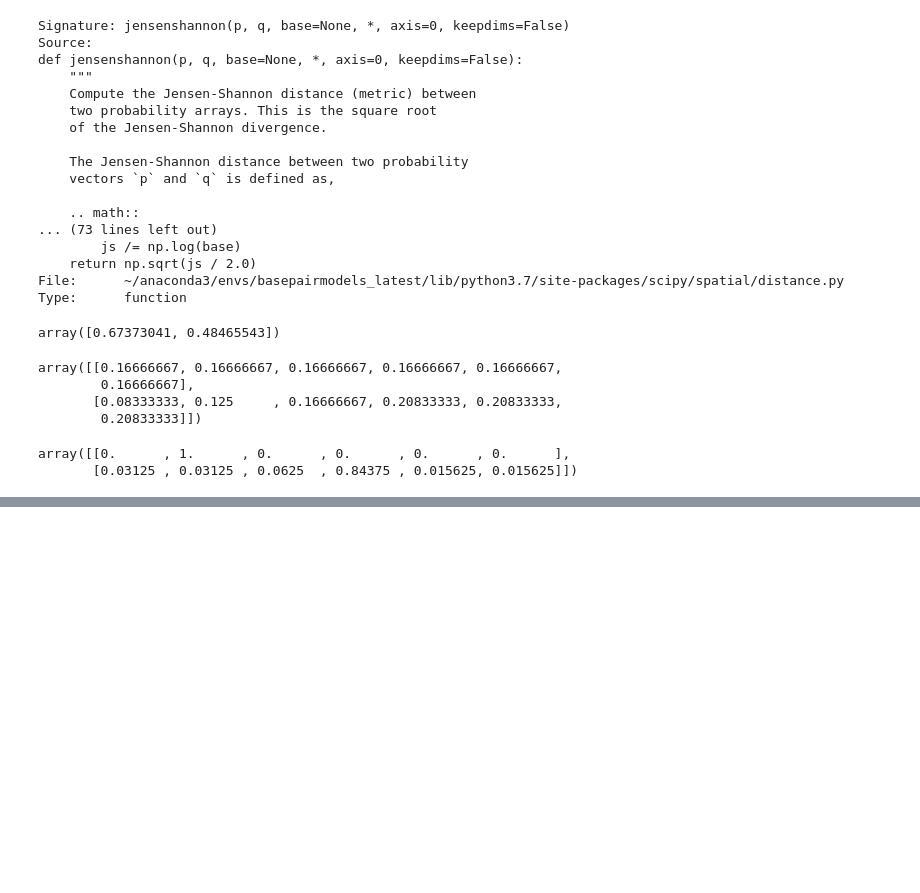
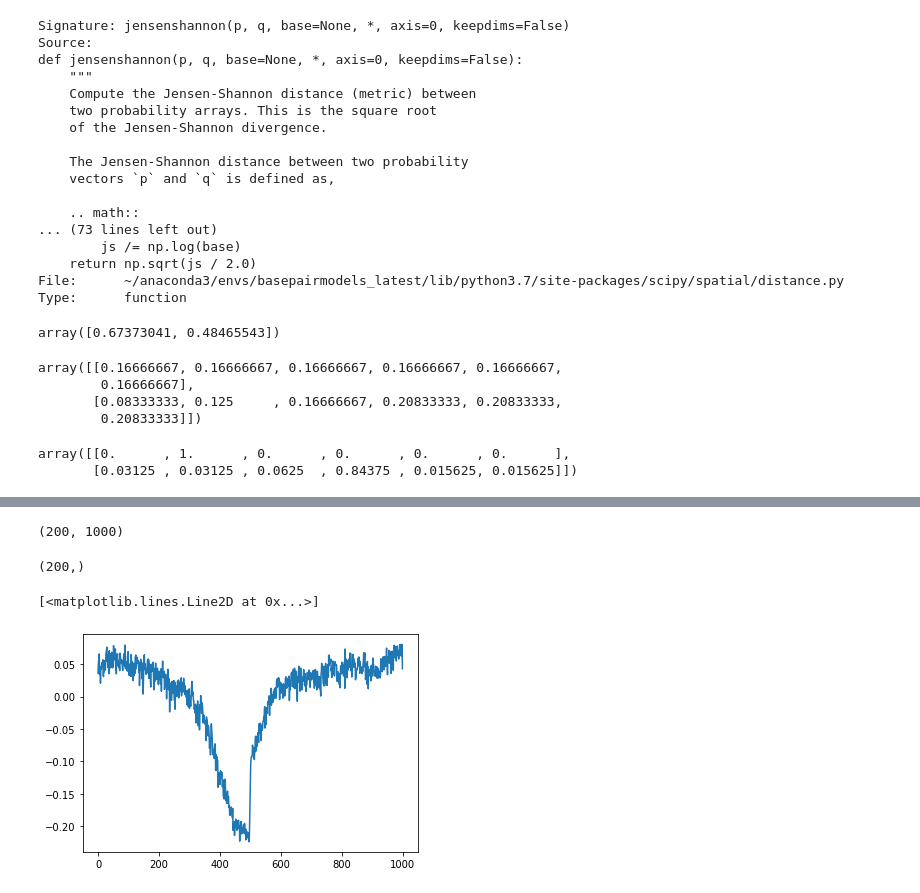
Before and after one commit to viramalingam/tf-atlas-pipeline, a Jupyter notebook: anvil/modeling/Untitled.ipynb, the cells around one changed output, grey strips where cells are left out. Saved outputs shown, nothing was run; the diff lists cells and outputs as text; code cells hidden in the pictures; blank space fills up the shorter version.

```diff
--- a/anvil/modeling/Untitled.ipynb
+++ b/anvil/modeling/Untitled.ipynb
@@ -124,0 +167,4 @@ array([[0.      , 1.      , 0.      , 0.      , 0.      , 0.      ],
+# %%
+model_path = '/mnt/lab_data2/vir/tf_chr_atlas/temp/docker_modelling/ENCSR663NFC_nobias_split000.h5'
+reference_genome = '/users/zahoor/reference/hg38.genome.fa'
+peak_path  = '/oak/stanford/groups/akundaje/amtseng/tfmodisco/results/best_models_bigwigs/peaks/FOXA2_task0_peaks.bed.gz'
@@ -124,0 +380,21 @@ array([[0.      , 1.      , 0.      , 0.      , 0.      , 0.      ],
+# %%
+sequences = get_suffled_peak_sequences(peak_path, reference_genome, 2114, 200)
+# %%
+output_seq_len = 1000
+number_of_strands = 2
+input_seq_len = 2114
+task = 0
+num_of_tasks = 1
+
+motif = 'TGTTTACTTA'
+input_seq_len = 2114
+motif_inserted_sequences = []
+for sequence in sequences:
+    inserted_sequence = (sequence[:(input_seq_len//2)]
+                        + motif
+                        + sequence[(input_seq_len//2)+len(motif):])
+    motif_inserted_sequences.append(inserted_sequence+random_seq(input_seq_len-len(inserted_sequence)))
+
+encoded_inserted_sequences = one_hot_encode(motif_inserted_sequences,input_seq_len)
+
+prediction = model.predict([encoded_inserted_sequences])
@@ -124,0 +441,16 @@ array([[0.      , 1.      , 0.      , 0.      , 0.      , 0.      ],
+# %%
+pred_profile_prob1.shape
+# %% [output]
+(200, 1000)
+# %%
+np.mean(pred_profile_prob1,axis=1).shape
+# %% [output]
+(200,)
+# %%
+import matplotlib.pyplot as plt
+pred_profile1= (prediction[0].reshape(200,1000,2)[:,:,1])*(prediction[1].reshape(200,2,1)[:,1,:])
+pred_profile_prob1 = pred_profile1 / np.sum(pred_profile1,axis=1,keepdims=True)
+plt.plot(range(1000),np.mean(pred_profile_prob1,axis=0))
+# %% [output]
+[<matplotlib.lines.Line2D at 0x...>]
+[figure, added]
```
Also changed, not shown: parts of 13 cells of this notebook, 2 other files.
